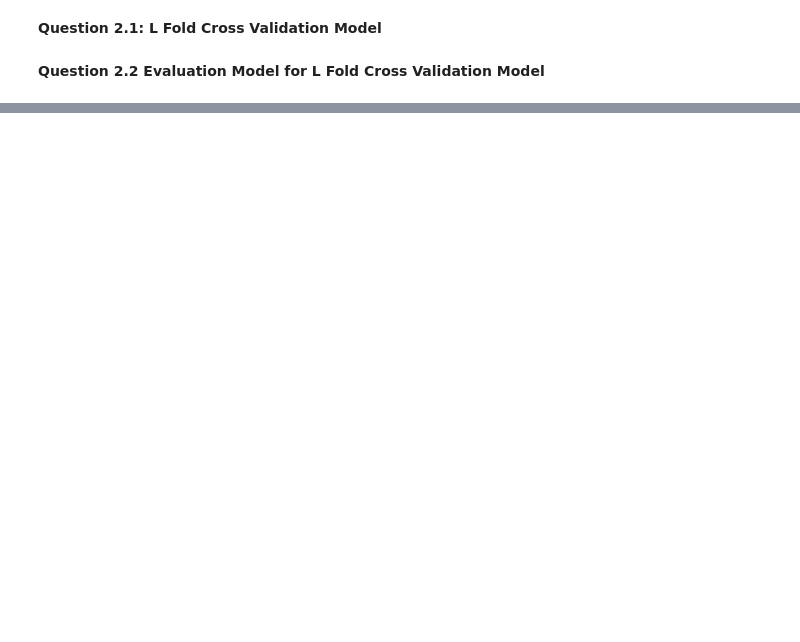
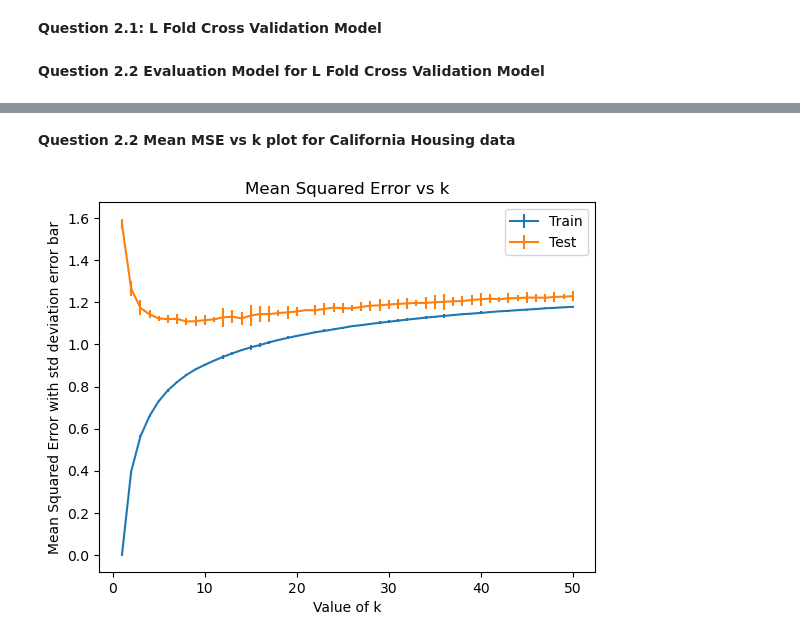
Before and after one commit to DarrenYee/Master-of-Artificial-Intelligence-Y2S1, a Jupyter notebook: FIT5201_N/FIT5201 Assignment 1/FIT5201 Assignment 1 Task 1 KNN Regressor.ipynb, the cells around one changed output, grey strips where cells are left out. Cells and saved outputs as stored; diff of their text form; code cells hidden in the pictures; blank space fills up the shorter version.

```diff
--- a/FIT5201_N/FIT5201 Assignment 1/FIT5201 Assignment 1 Task 1 KNN Regressor.ipynb
+++ b/FIT5201_N/FIT5201 Assignment 1/FIT5201 Assignment 1 Task 1 KNN Regressor.ipynb
@@ -224,0 +287,9 @@ plot (max_k,train_mean,test_mean)
+# %%
+max_k = 50
+test_mean_ch, test_std_ch , test_con_ch, train_mean_ch, train_std_ch, train_con_ch= evaluation_l_fold(max_k=max_k, cv=LFold(5, random_state=0),data = california_housing.data,target = california_housing.target)
+# %% [markdown]
+**Question 2.2 Mean MSE vs k plot for California Housing data**
+# %%
+l_fold_plot (max_k, 1, test_mean_ch, test_std_ch , test_con_ch, train_mean_ch, train_std_ch, train_con_ch)
+# %% [output]
+[figure, added]
```
Also changed, not shown: parts of 45 cells of this notebook.
